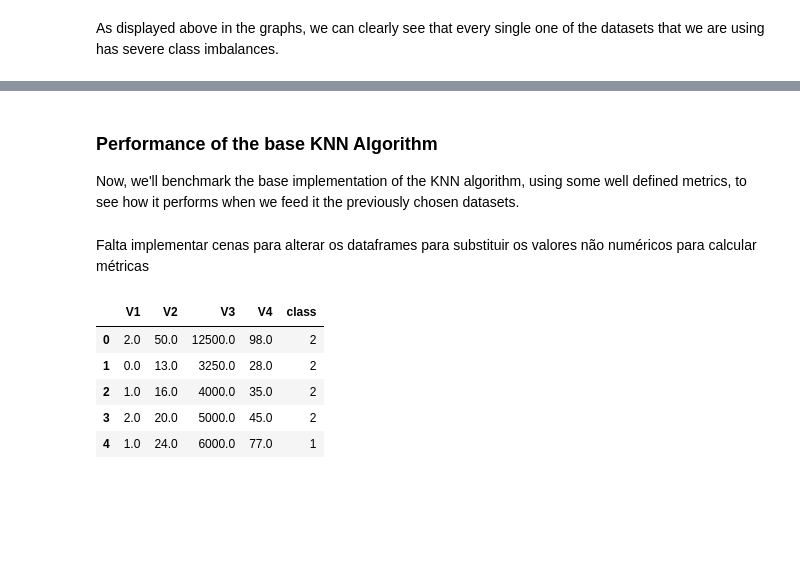
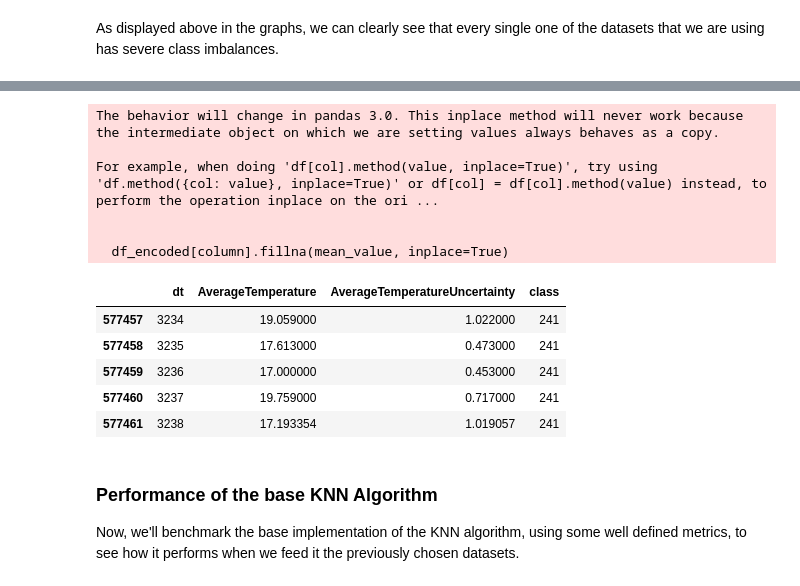
Before and after one commit to MatheusBissacot/Optimizing-KNN-with-Weights, a Jupyter notebook: standard.ipynb, the cells around one changed output, grey strips where cells are left out. Saved outputs shown, nothing was run; the diff lists cells and outputs as text; code cells hidden in the pictures; blank space fills up the shorter version.

Commit message:
Implemented function to encoded categorical values and NaN

```diff
--- a/standard.ipynb
+++ b/standard.ipynb
@@ -139,3 +163,25 @@ As displayed above in the graphs, we can clearly see that every single one of th
+# %%
+
+df1 = dataset_fetcher(40918)[0]
+
+#df1.head()
+
+df1_encoded = encode_non_numerical(df1)
+
+df1_encoded.tail()
+# %% [output]
+The behavior will change in pandas 3.0. This inplace method will never work because the intermediate object on which we are setting values always behaves as a copy.
+
+For example, when doing 'df[col].method(value, inplace=True)', try using 'df.method({col: value}, inplace=True)' or df[col] = df[col].method(value) instead, to perform the operation inplace on the ori ...
+
+
+  df_encoded[column].fillna(mean_value, inplace=True)
+|  | dt | AverageTemperature | AverageTemperatureUncertainty | class |
+| 577457 | 3234 | 19.059000 | 1.022000 | 241 |
+| 577458 | 3235 | 17.613000 | 0.473000 | 241 |
+| 577459 | 3236 | 17.000000 | 0.453000 | 241 |
+| 577460 | 3237 | 19.759000 | 0.717000 | 241 |
+| 577461 | 3238 | 17.193354 | 1.019057 | 241 |
 # %% [markdown]
 ### <b> Performance of the base KNN Algorithm </b>
 
@@ -167,25 +213,6 @@ def knnPerformanceMetrics(dataframe_set, test_size=0.2, random_state=42):
 
 
     return accuracy
-# %% [markdown]
-Falta implementar cenas para alterar os dataframes para substituir os valores não numéricos para calcular métricas
-# %%
-dataframerinos = dataset_fetcher(1464)[0]
-dataframerinos.head()
-
-#accuracies = knnPerformanceMetrics(dataframerinos)
-#print("Accuacy:", accuracies)
-
-
-
-#accuracies = knnPerformanceMetrics(dataframes)
-# %% [output]
-|  | V1 | V2 | V3 | V4 | class |
-| 0 | 2.0 | 50.0 | 12500.0 | 98.0 | 2 |
-| 1 | 0.0 | 13.0 | 3250.0 | 28.0 | 2 |
-| 2 | 1.0 | 16.0 | 4000.0 | 35.0 | 2 |
-| 3 | 2.0 | 20.0 | 5000.0 | 45.0 | 2 |
-| 4 | 1.0 | 24.0 | 6000.0 | 77.0 | 1 |
 # %%
 #Precision, Recall, F1, AUC - ROC
 # %%
```
Also changed, not shown: parts of 4 cells of this notebook.
